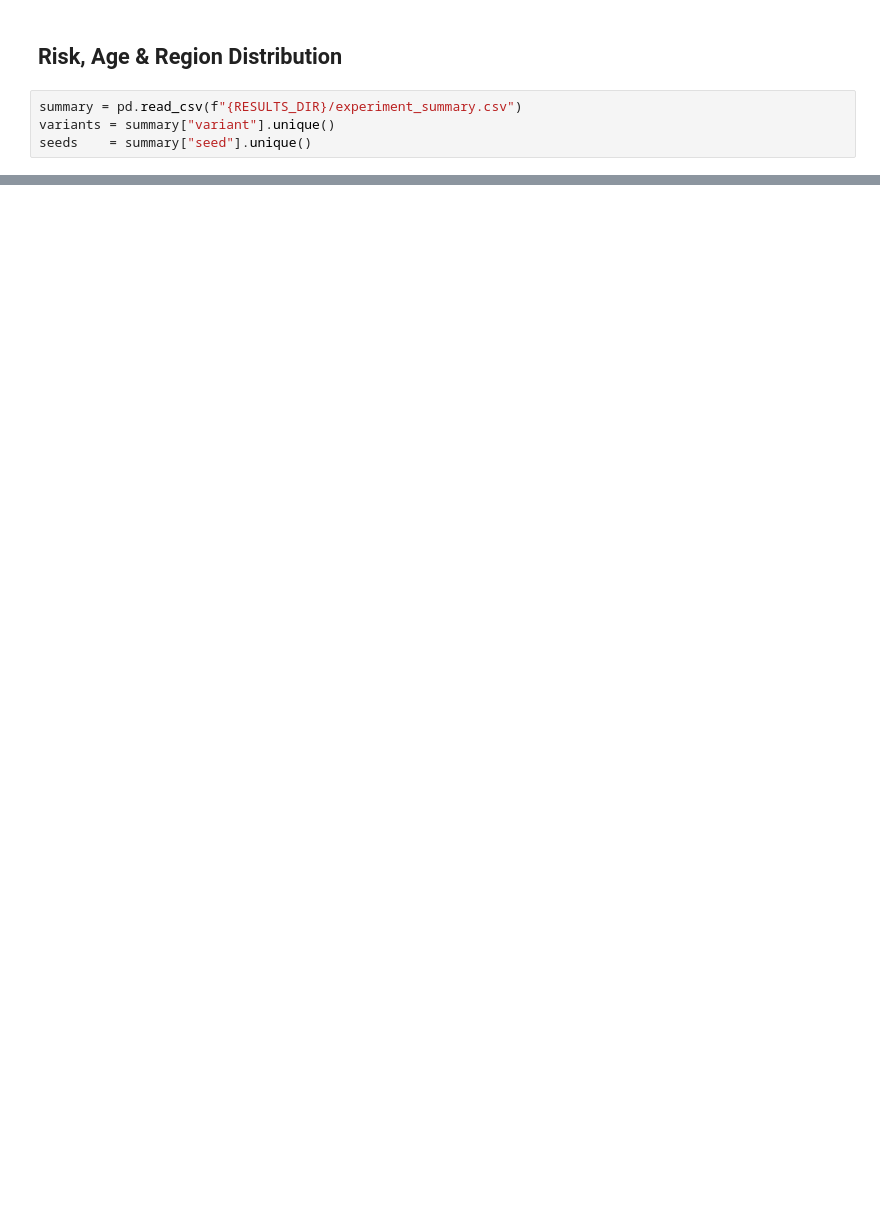
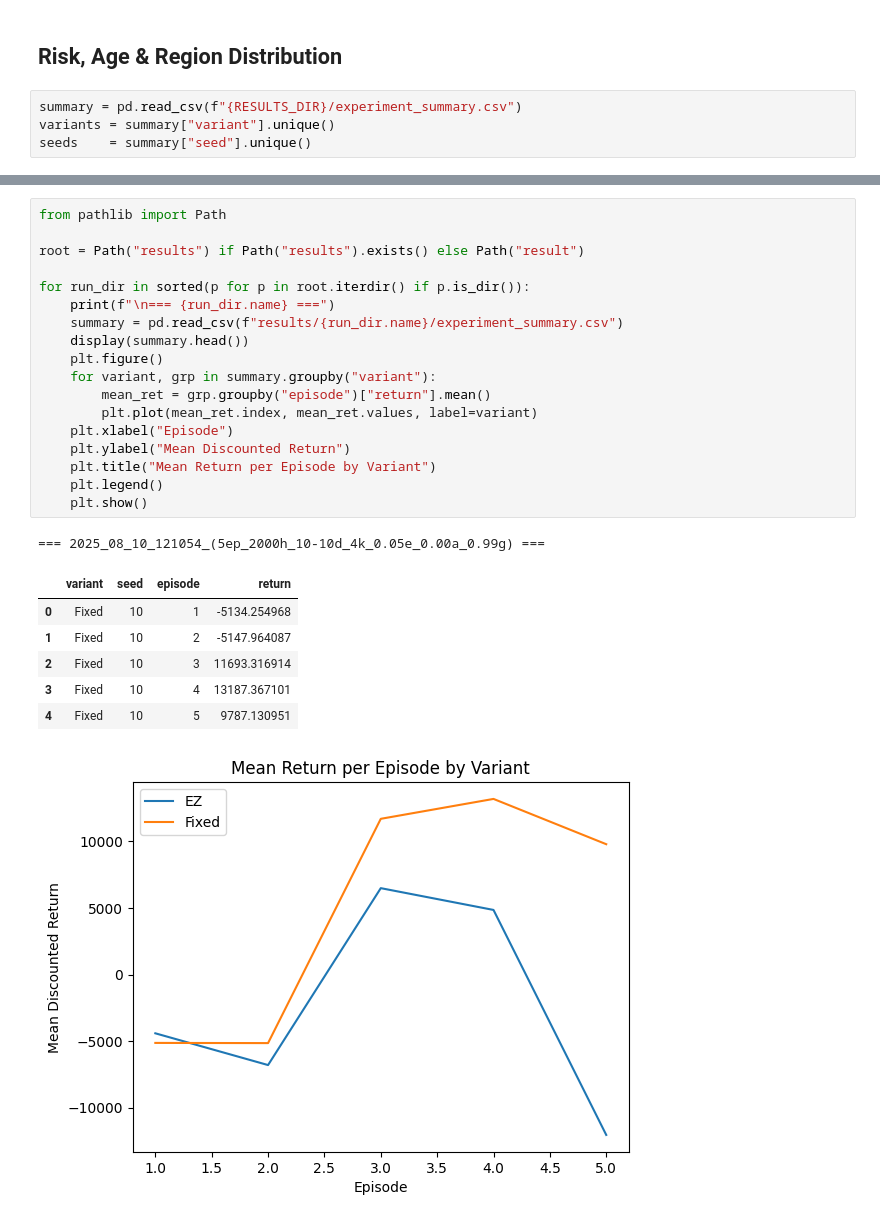
Before and after one commit to trolololoojb/RL-Project-LUH-, a Jupyter notebook: result_plots.ipynb, the cells around one changed output, grey strips where cells are left out. Cells and saved outputs as stored; diff of their text form; blank space fills up the shorter version.

```diff
--- a/result_plots.ipynb
+++ b/result_plots.ipynb
@@ -120,0 +145,27 @@ for variant in variants:
+# %%
+from pathlib import Path
+
+root = Path("results") if Path("results").exists() else Path("result")
+
+for run_dir in sorted(p for p in root.iterdir() if p.is_dir()):
+    print(f"\n=== {run_dir.name} ===")
+    summary = pd.read_csv(f"results/{run_dir.name}/experiment_summary.csv")
+    display(summary.head())
+    plt.figure()
+    for variant, grp in summary.groupby("variant"):
+        mean_ret = grp.groupby("episode")["return"].mean()
+        plt.plot(mean_ret.index, mean_ret.values, label=variant)
+    plt.xlabel("Episode")
+    plt.ylabel("Mean Discounted Return")
+    plt.title("Mean Return per Episode by Variant")
+    plt.legend()
+    plt.show()
+# %% [output]
+=== 2025_08_10_121054_(5ep_2000h_10-10d_4k_0.05e_0.00a_0.99g) ===
+|  | variant | seed | episode | return |
+| 0 | Fixed | 10 | 1 | -5134.254968 |
+| 1 | Fixed | 10 | 2 | -5147.964087 |
+| 2 | Fixed | 10 | 3 | 11693.316914 |
+| 3 | Fixed | 10 | 4 | 13187.367101 |
+| 4 | Fixed | 10 | 5 | 9787.130951 |
+[figure, added]
```
Also changed, not shown: parts of 6 cells of this notebook.
